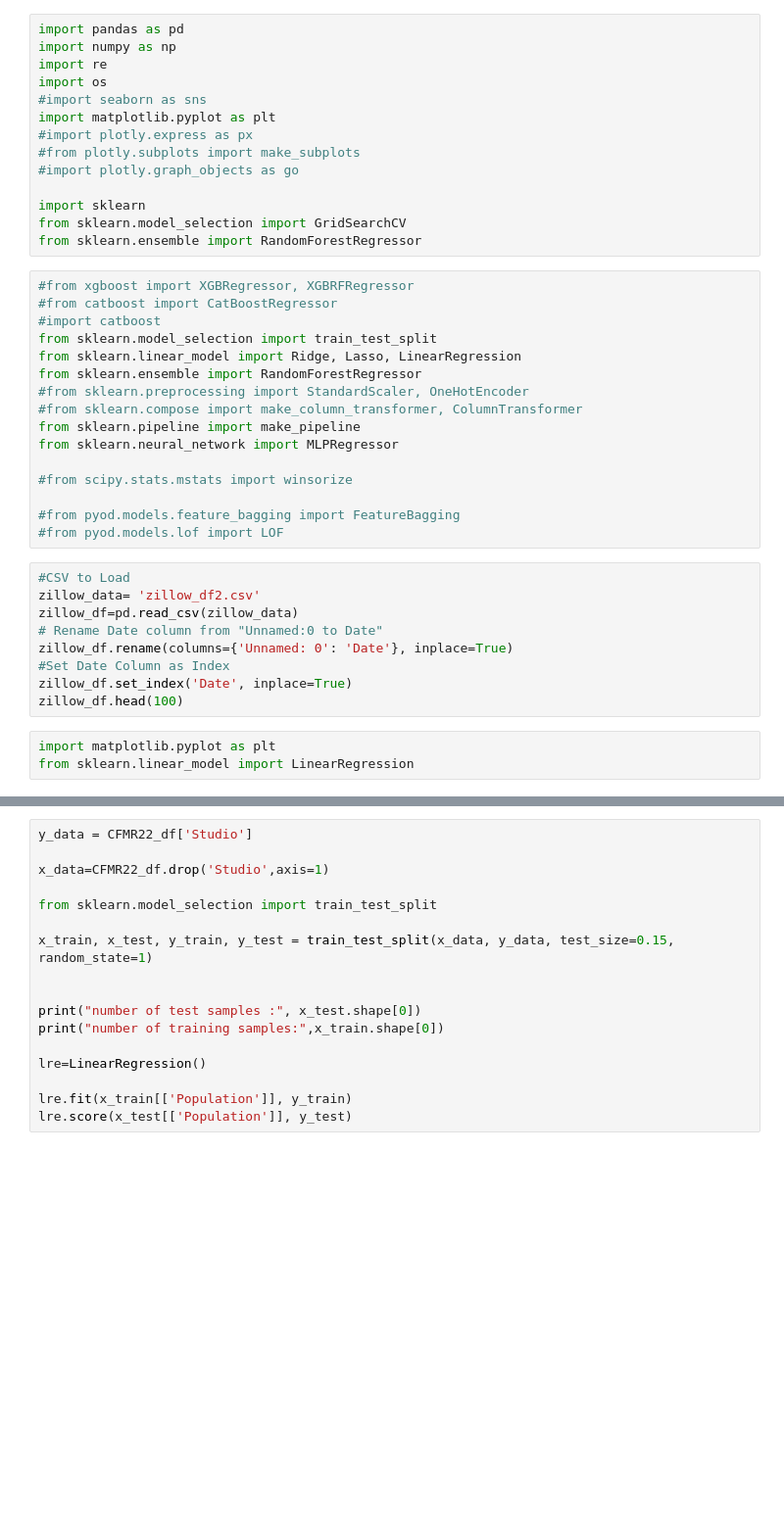
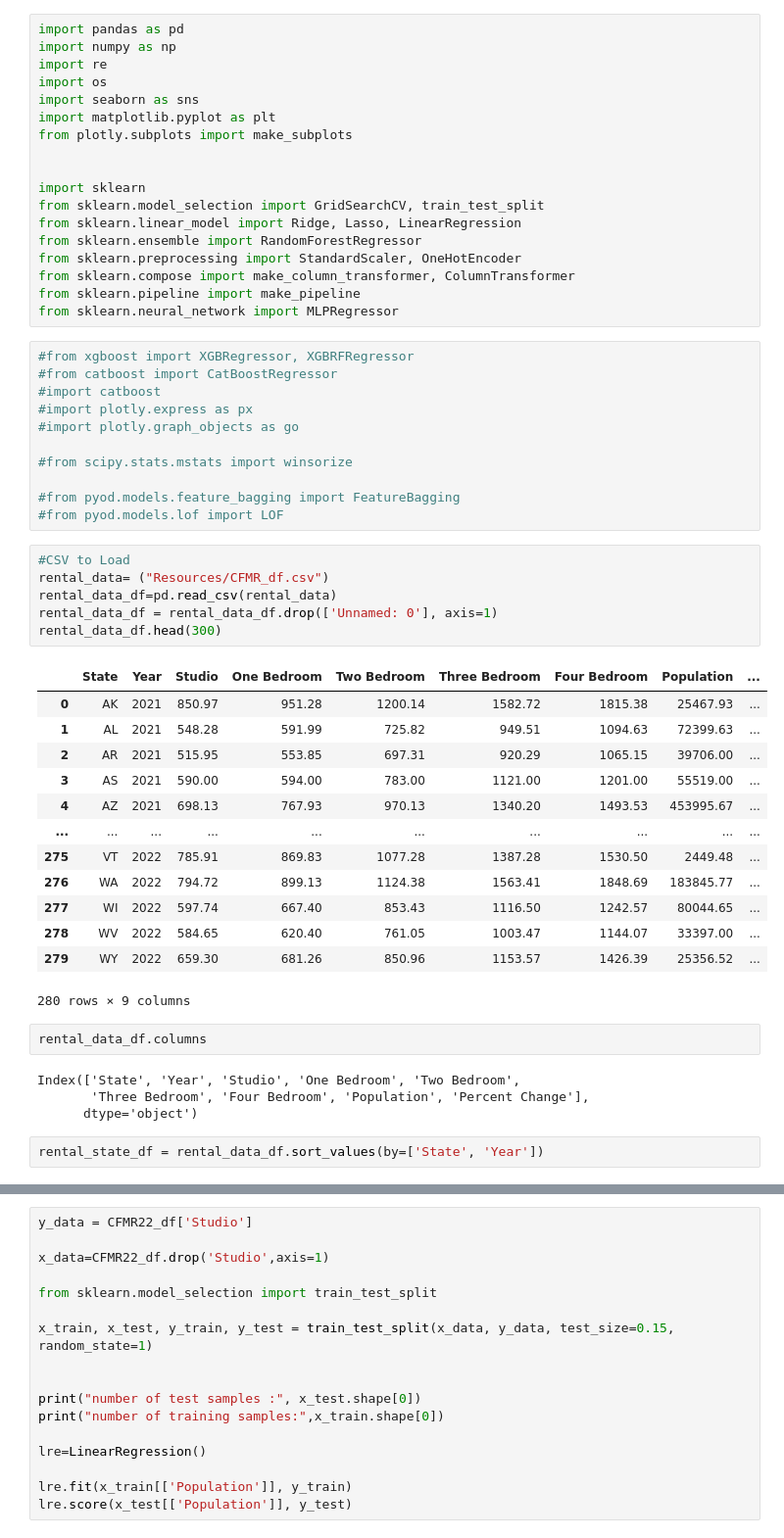
Before and after one commit to RichelynScott/Final-Project-Group-B, a Jupyter notebook: ML_3.ipynb, the cells around one changed output, grey strips where cells are left out. Shown at 98% size. Cells and saved outputs as stored; diff of their text form; blank space fills up the shorter version.

```diff
--- a/ML_3.ipynb
+++ b/ML_3.ipynb
@@ -3,40 +3,55 @@ import pandas as pd
 import numpy as np
 import re
 import os
-#import seaborn as sns
+import seaborn as sns
 import matplotlib.pyplot as plt
-#import plotly.express as px
-#from plotly.subplots import make_subplots
-#import plotly.graph_objects as go
+from plotly.subplots import make_subplots
+
 
 import sklearn
-from sklearn.model_selection import GridSearchCV
+from sklearn.model_selection import GridSearchCV, train_test_split
+from sklearn.linear_model import Ridge, Lasso, LinearRegression
 from sklearn.ensemble import RandomForestRegressor
+from sklearn.preprocessing import StandardScaler, OneHotEncoder
+from sklearn.compose import make_column_transformer, ColumnTransformer
+from sklearn.pipeline import make_pipeline
+from sklearn.neural_network import MLPRegressor
 # %%
 #from xgboost import XGBRegressor, XGBRFRegressor
 #from catboost import CatBoostRegressor
 #import catboost
-from sklearn.model_selection import train_test_split
-from sklearn.linear_model import Ridge, Lasso, LinearRegression
-from sklearn.ensemble import RandomForestRegressor
-#from sklearn.preprocessing import StandardScaler, OneHotEncoder
-#from sklearn.compose import make_column_transformer, ColumnTransformer
-from sklearn.pipeline import make_pipeline
-from sklearn.neural_network import MLPRegressor
+#import plotly.express as px
+#import plotly.graph_objects as go
 
 #from scipy.stats.mstats import winsorize
 
 #from pyod.models.feature_bagging import FeatureBagging
 #from pyod.models.lof import LOF
-# %%
-#CSV to Load
-zillow_data= 'zillow_df2.csv'
-zillow_df=pd.read_csv(zillow_data)
-# Rename Date column from "Unnamed:0 to Date"
-zillow_df.rename(columns={'Unnamed: 0': 'Date'}, inplace=True)
-#Set Date Column as Index
-zillow_df.set_index('Date', inplace=True)
-zillow_df.head(100)
-# %%
-import matplotlib.pyplot as plt
-from sklearn.linear_model import LinearRegression
+# %%
+#CSV to Load
+rental_data= ("Resources/CFMR_df.csv")
+rental_data_df=pd.read_csv(rental_data)
+rental_data_df = rental_data_df.drop(['Unnamed: 0'], axis=1)
+rental_data_df.head(300)
+# %% [output]
+|  | State | Year | Studio | One Bedroom | Two Bedroom | Three Bedroom | Four Bedroom | Population | ... |
+| 0 | AK | 2021 | 850.97 | 951.28 | 1200.14 | 1582.72 | 1815.38 | 25467.93 | ... |
+| 1 | AL | 2021 | 548.28 | 591.99 | 725.82 | 949.51 | 1094.63 | 72399.63 | ... |
+| 2 | AR | 2021 | 515.95 | 553.85 | 697.31 | 920.29 | 1065.15 | 39706.00 | ... |
+| 3 | AS | 2021 | 590.00 | 594.00 | 783.00 | 1121.00 | 1201.00 | 55519.00 | ... |
+| 4 | AZ | 2021 | 698.13 | 767.93 | 970.13 | 1340.20 | 1493.53 | 453995.67 | ... |
+| ... | ... | ... | ... | ... | ... | ... | ... | ... | ... |
+| 275 | VT | 2022 | 785.91 | 869.83 | 1077.28 | 1387.28 | 1530.50 | 2449.48 | ... |
+| 276 | WA | 2022 | 794.72 | 899.13 | 1124.38 | 1563.41 | 1848.69 | 183845.77 | ... |
+| 277 | WI | 2022 | 597.74 | 667.40 | 853.43 | 1116.50 | 1242.57 | 80044.65 | ... |
+| 278 | WV | 2022 | 584.65 | 620.40 | 761.05 | 1003.47 | 1144.07 | 33397.00 | ... |
+| 279 | WY | 2022 | 659.30 | 681.26 | 850.96 | 1153.57 | 1426.39 | 25356.52 | ... |
+280 rows × 9 columns
+# %%
+rental_data_df.columns
+# %% [output]
+Index(['State', 'Year', 'Studio', 'One Bedroom', 'Two Bedroom',
+       'Three Bedroom', 'Four Bedroom', 'Population', 'Percent Change'],
+      dtype='object')
+# %%
+rental_state_df = rental_data_df.sort_values(by=['State', 'Year'])
```
Also changed, not shown: parts of 8 cells of this notebook, 2 other files.
